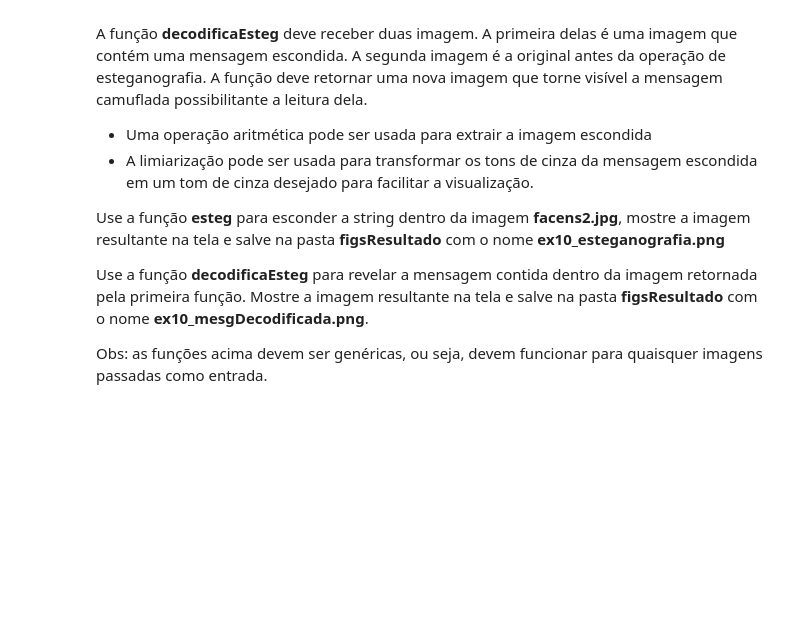
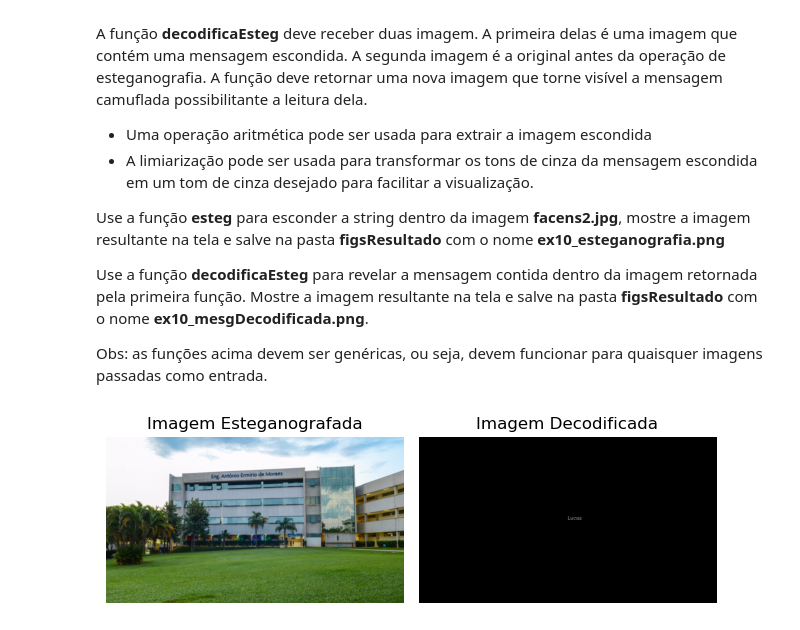
Before and after one commit to LucasMartheDeAlmeida/2023S1_AC2, a Jupyter notebook: AC2/2023S1_AC2.ipynb, the cells around one changed output. Saved outputs shown, nothing was run; the diff lists cells and outputs as text; code cells hidden in the pictures; blank space fills up the shorter version.

```diff
--- a/AC2/2023S1_AC2.ipynb
+++ b/AC2/2023S1_AC2.ipynb
@@ -1016,3 +1016,47 @@ Use a função **esteg** para esconder a string dentro da imagem **facens2.jpg**
 Use a função **decodificaEsteg** para revelar a mensagem contida dentro da imagem retornada pela primeira função. Mostre a imagem resultante na tela e salve na pasta **figsResultado** com o nome **ex10_mesgDecodificada.png**.
 
 Obs: as funções acima devem ser genéricas, ou seja, devem funcionar para quaisquer imagens passadas como entrada.
+# %%
+import cv2
+import numpy as np
+import matplotlib.pyplot as plt
+
+def esteg(imagem, mensagem):
+    imagem_esteg = imagem.copy()
+    imagem_aux = np.zeros(imagem.shape, dtype=np.uint8)
+    fonte = cv2.FONT_HERSHEY_SIMPLEX
+    tamanho_fonte = 1
+    altura, largura, _ = imagem_esteg.shape
+    pos_x = int((largura - tamanho_fonte * len(mensagem)) / 2)
+    pos_y = int(altura / 2)
+    cv2.putText(imagem_aux, mensagem, (pos_x, pos_y), fonte, tamanho_fonte, (255, 255, 255), 1, cv2.LINE_AA)
+    imagem_esteg = np.where(imagem_aux > 0, imagem_esteg + imagem_aux, imagem_esteg)
+    return imagem_esteg
+
+
+def decodificaEsteg(imagem_esteg, imagem_original):
+    imagem_oculta = np.where(imagem_esteg > imagem_original, imagem_esteg - imagem_original, 0)
+    _, imagem_visivel = cv2.threshold(imagem_oculta, 1, 255, cv2.THRESH_BINARY)
+    return imagem_visivel
+
+
+CAMINHO_IMAGEM = 'figs/facens2.jpg'
+imagem_original = cv2.imread(CAMINHO_IMAGEM)
+mensagem = input('Digite a mensagem a ser ocultada: ')
+imagem_esteg = esteg(imagem_original, mensagem)
+imagem_visivel = decodificaEsteg(imagem_esteg, imagem_original)
+
+plt.subplot(1, 2, 1)
+plt.imshow(cv2.cvtColor(imagem_esteg, cv2.COLOR_BGR2RGB))
+plt.title('Imagem Esteganografada')
+plt.axis('off')
+
+plt.subplot(1, 2, 2)
+plt.imshow(imagem_visivel, cmap='gray')
+plt.title('Imagem Decodificada')
+plt.axis('off')
+
+plt.tight_layout()
+plt.show()
+# %% [output]
+[figure, added]
```
Also changed, not shown: parts of 4 cells of this notebook, 2 other files.
